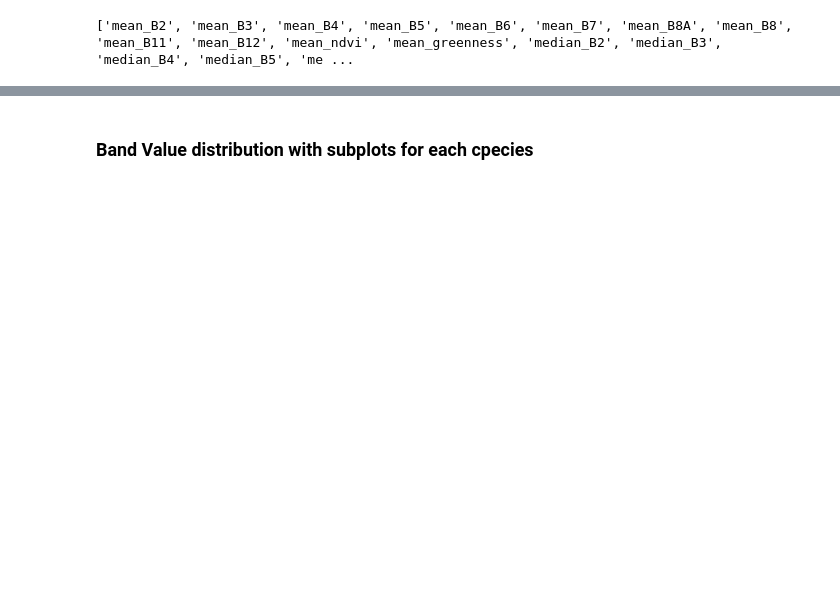
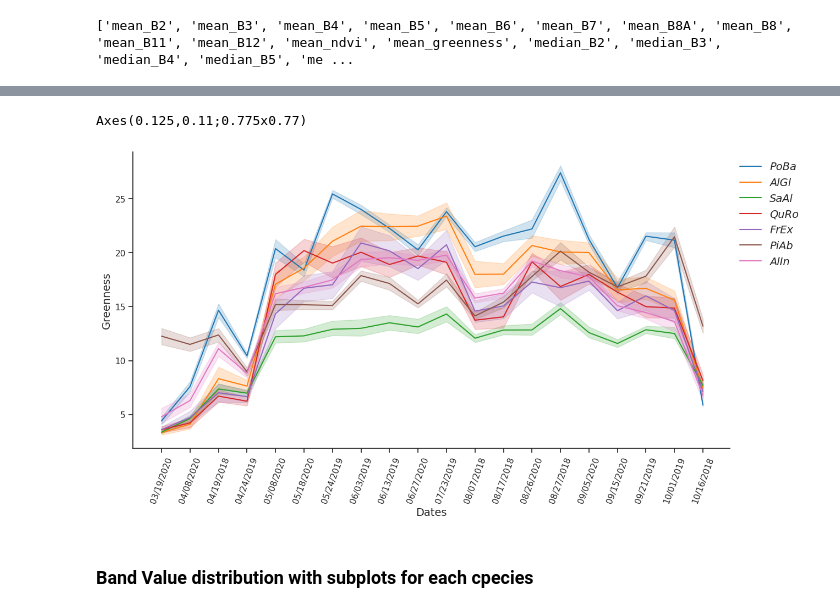
Before and after one commit to nikolovayana/Sen2Tree_multitemporal, a Jupyter notebook: main.ipynb, the cells around one changed output, grey strips where cells are left out. Cells and saved outputs as stored; diff of their text form; code cells hidden in the pictures; blank space fills up the shorter version.

```diff
--- a/main.ipynb
+++ b/main.ipynb
@@ -209,5 +207,8 @@ plot_timeseries(ndvi_df,label_map, label_color_map,'NDVI')
 # %%
-plot_timeseries(greenness_df,label_map, label_color_map,'NDVI')
+plot_timeseries(greenness_df,label_map,'Greenness')
+# %% [output]
+Axes(0.125,0.11;0.775x0.77)
+[figure, added]
 # %% [markdown]
 ### Band Value distribution with subplots for each cpecies
 # %%
```
Also changed, not shown: parts of 45 cells of this notebook, 21 other files.
